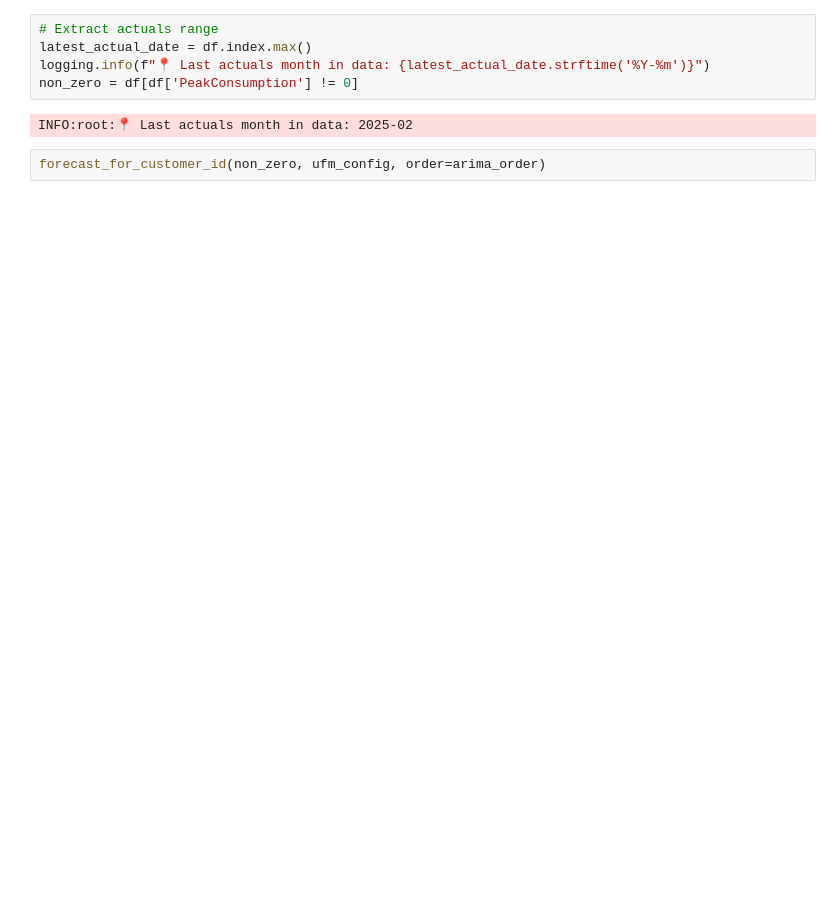
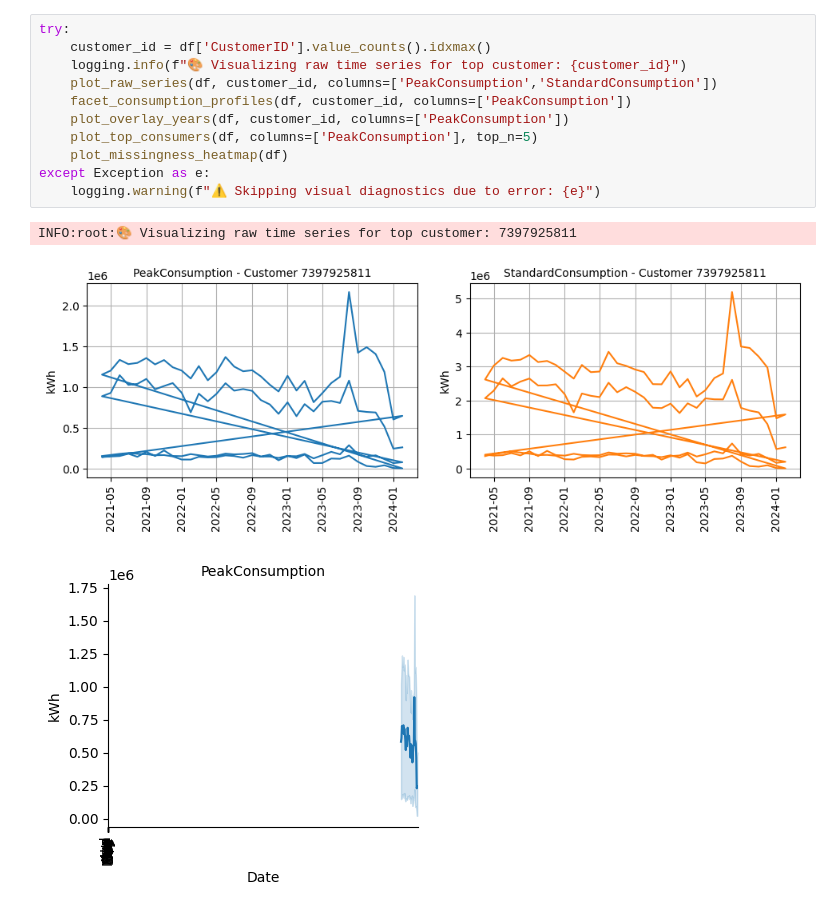
Before and after one commit to mo-rsa24/EskomSF, a Jupyter notebook: ARIMA.ipynb, the cells around one changed output. Saved outputs shown, nothing was run; the diff lists cells and outputs as text; blank space fills up the shorter version.

Commit message:
Created new diagnostic, visualization tools including feature engineering

```diff
--- a/ARIMA.ipynb
+++ b/ARIMA.ipynb
@@ -80,9 +59,15 @@ INFO:root:📌 Parsed ARIMA Order: (1, 1, 1), Seasonal Order: (0, 0, 0)
-# %%
-# Extract actuals range
-latest_actual_date = df.index.max()
-logging.info(f"📍 Last actuals month in data: {latest_actual_date.strftime('%Y-%m')}")
-non_zero = df[df['PeakConsumption'] != 0]
-# %% [output]
-INFO:root:📍 Last actuals month in data: 2025-02
-# %%
-forecast_for_customer_id(non_zero, ufm_config, order=arima_order)
+# %%
+try:
+    customer_id = df['CustomerID'].value_counts().idxmax()
+    logging.info(f"🎨 Visualizing raw time series for top customer: {customer_id}")
+    plot_raw_series(df, customer_id, columns=['PeakConsumption','StandardConsumption'])
+    facet_consumption_profiles(df, customer_id, columns=['PeakConsumption'])
+    plot_overlay_years(df, customer_id, columns=['PeakConsumption'])
+    plot_top_consumers(df, columns=['PeakConsumption'], top_n=5)
+    plot_missingness_heatmap(df)
+except Exception as e:
+    logging.warning(f"⚠️ Skipping visual diagnostics due to error: {e}")
+# %% [output]
+INFO:root:🎨 Visualizing raw time series for top customer: 7397925811
+[figure, added]
+[figure, added]
```
Also changed, not shown: parts of 20 cells of this notebook, 25 other files.
